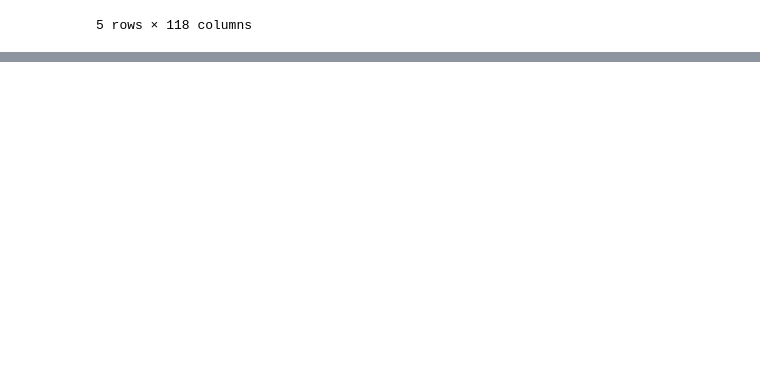
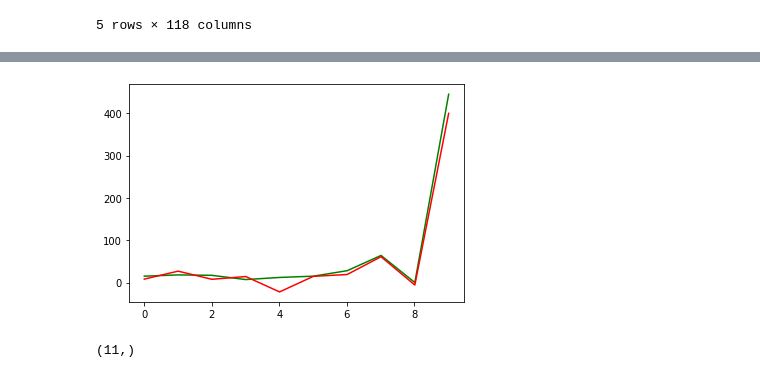
Before and after one commit to siddhartha18101/DP_Spark, a Jupyter notebook: Experiment.ipynb, the cells around one changed output, grey strips where cells are left out. Cells and saved outputs as stored; diff of their text form; code cells hidden in the pictures; blank space fills up the shorter version.

```diff
--- a/Experiment.ipynb
+++ b/Experiment.ipynb
@@ -32,0 +134,16 @@ Exception: Java gateway process exited before sending its port number
+# %%
+xa = np.linspace(0,640,640)
+# %%
+y1 = df2['Power_Parity_Above_Rs_545000'].astype(int)
+y2 = df2['private_Power_Parity_Above_Rs_545000'].astype(float)
+# %%
+plt.plot(xa[0:10],y1[0:10], color='g')
+plt.plot(xa[0:10],y2[0:10], color='r')
+# plt.scatter(xa,y2[0:10])
+plt.show()
+# %% [output]
+[figure, added]
+# %%
+y1[0:11].shape
+# %% [output]
+(11,)
```
Also changed, not shown: parts of 20 cells of this notebook, 1 other file.
